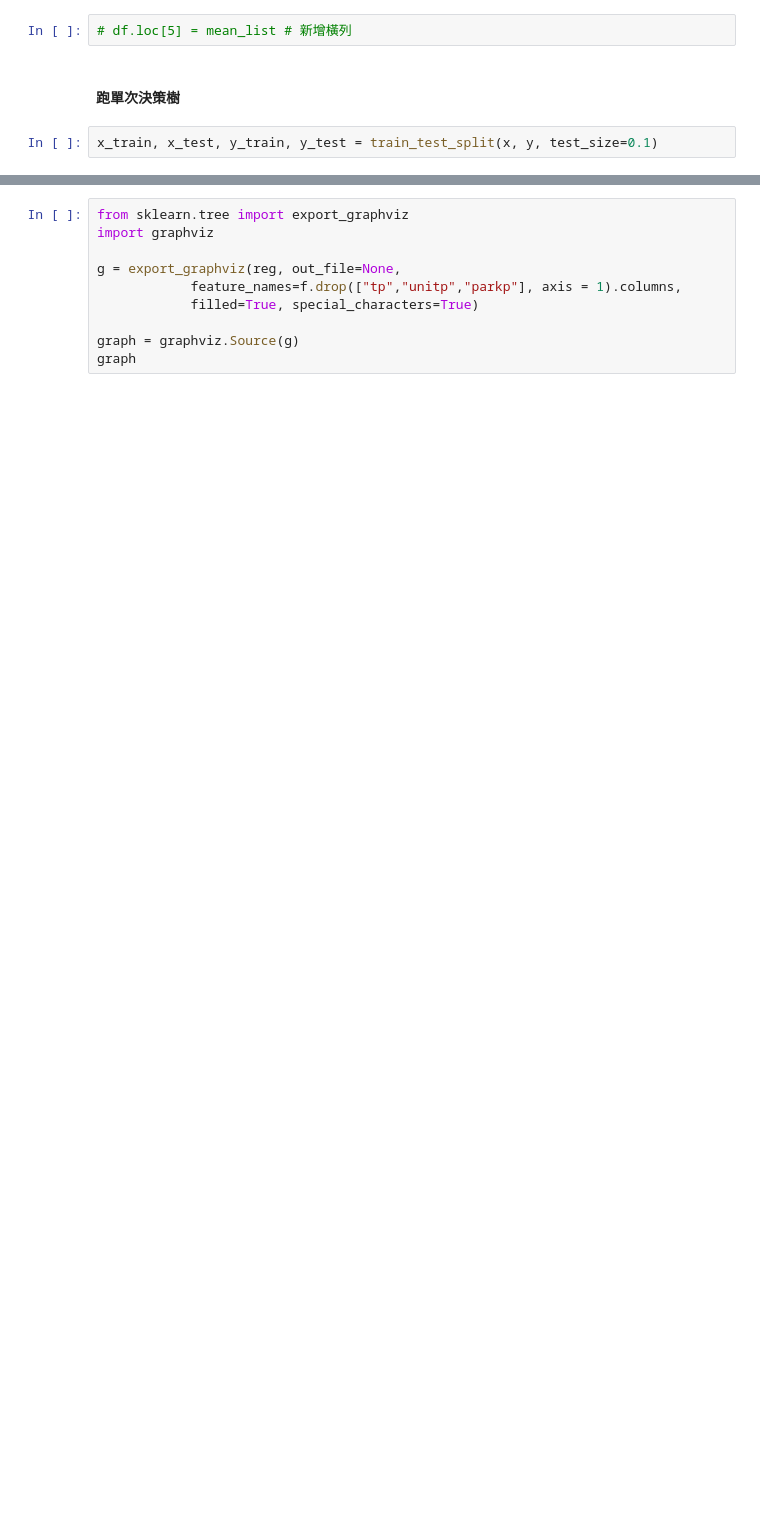
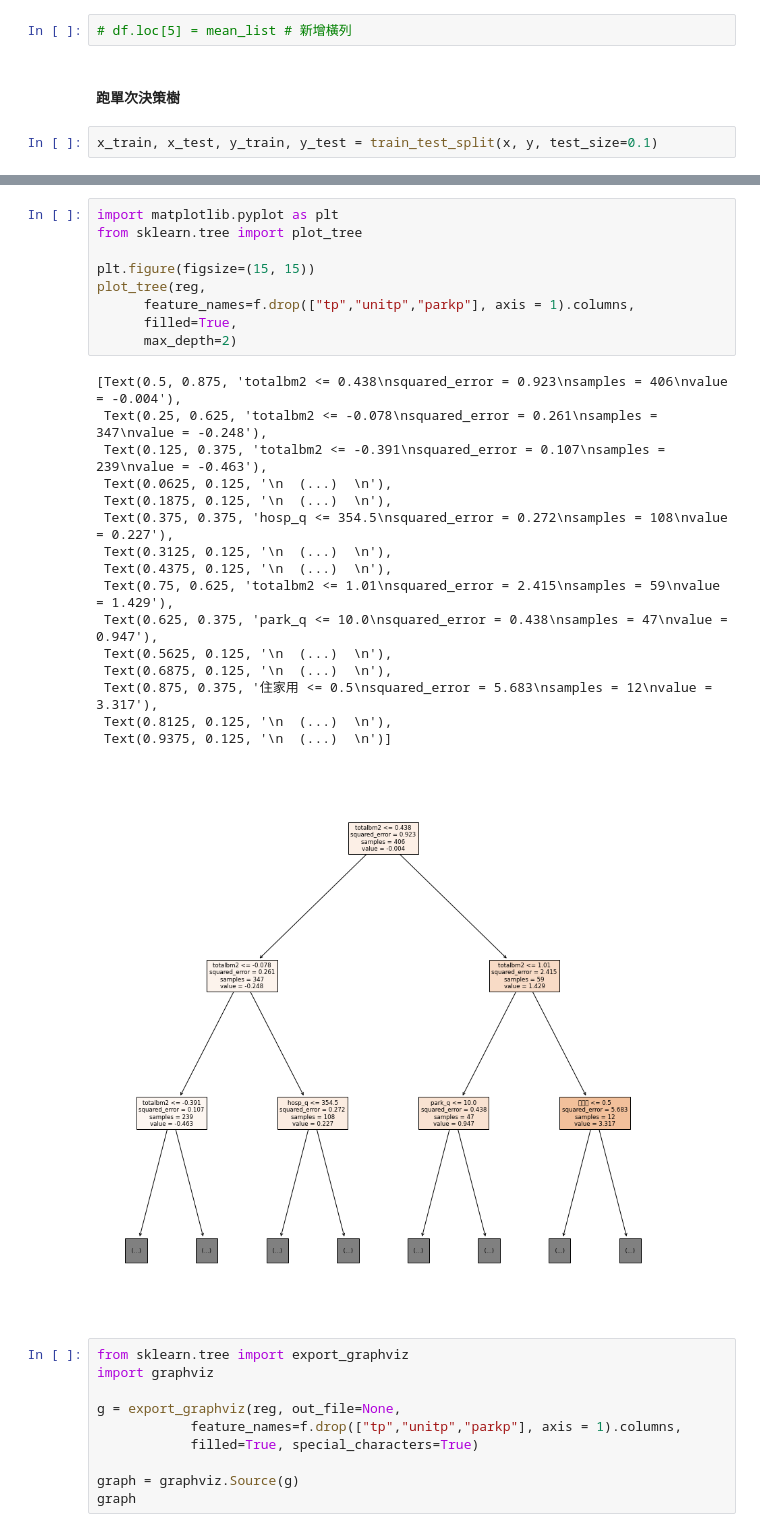
Before and after one commit to cool60334/Team_Project_Model, a Jupyter notebook: Model_1108.ipynb, the cells around one changed output, grey strips where cells are left out. Cells and saved outputs as stored; diff of their text form; blank space fills up the shorter version.

```diff
--- a/Model_1108.ipynb
+++ b/Model_1108.ipynb
@@ -193,3 +199,29 @@ array([1.10110251e-01, 7.05810607e-03, 1.24701397e-02, 7.30190349e-01,
+# %%
+import matplotlib.pyplot as plt
+from sklearn.tree import plot_tree
+
+plt.figure(figsize=(15, 15))
+plot_tree(reg,
+      feature_names=f.drop(["tp","unitp","parkp"], axis = 1).columns,
+      filled=True,
+      max_depth=2)
+# %% [output]
+[Text(0.5, 0.875, 'totalbm2 <= 0.438\nsquared_error = 0.923\nsamples = 406\nvalue = -0.004'),
+ Text(0.25, 0.625, 'totalbm2 <= -0.078\nsquared_error = 0.261\nsamples = 347\nvalue = -0.248'),
+ Text(0.125, 0.375, 'totalbm2 <= -0.391\nsquared_error = 0.107\nsamples = 239\nvalue = -0.463'),
+ Text(0.0625, 0.125, '\n  (...)  \n'),
+ Text(0.1875, 0.125, '\n  (...)  \n'),
+ Text(0.375, 0.375, 'hosp_q <= 354.5\nsquared_error = 0.272\nsamples = 108\nvalue = 0.227'),
+ Text(0.3125, 0.125, '\n  (...)  \n'),
+ Text(0.4375, 0.125, '\n  (...)  \n'),
+ Text(0.75, 0.625, 'totalbm2 <= 1.01\nsquared_error = 2.415\nsamples = 59\nvalue = 1.429'),
+ Text(0.625, 0.375, 'park_q <= 10.0\nsquared_error = 0.438\nsamples = 47\nvalue = 0.947'),
+ Text(0.5625, 0.125, '\n  (...)  \n'),
+ Text(0.6875, 0.125, '\n  (...)  \n'),
+ Text(0.875, 0.375, '住家用 <= 0.5\nsquared_error = 5.683\nsamples = 12\nvalue = 3.317'),
+ Text(0.8125, 0.125, '\n  (...)  \n'),
+ Text(0.9375, 0.125, '\n  (...)  \n')]
+[figure, added]
 # %%
 from sklearn.tree import export_graphviz
 import graphviz
```
Also changed, not shown: parts of 9 cells of this notebook.
